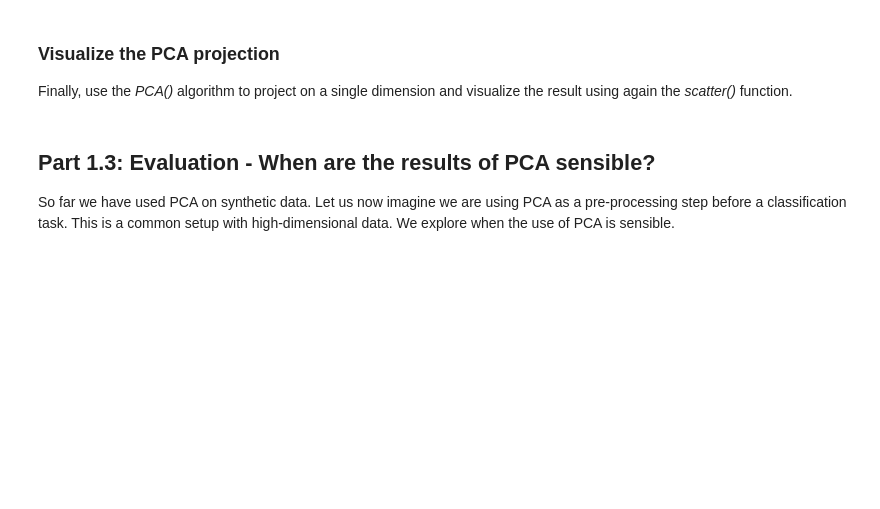
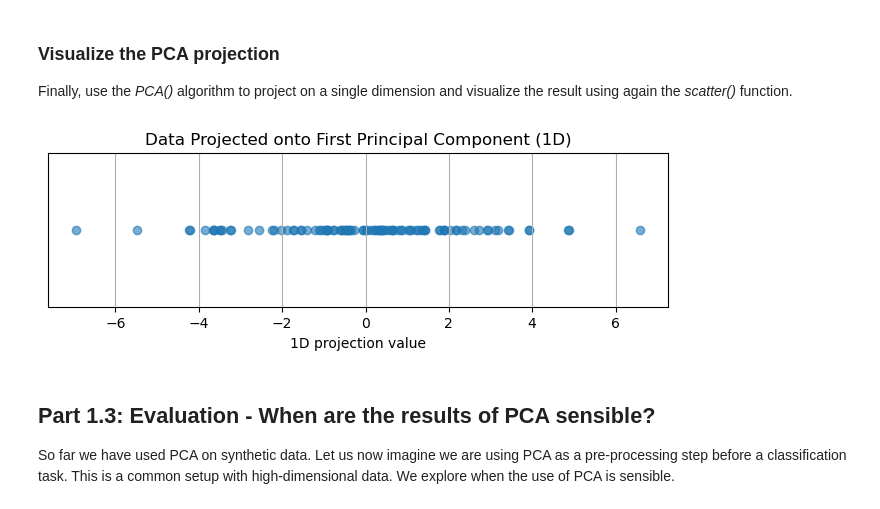
Before and after one commit to sofija-13/intro_AI-ML, a Jupyter notebook: assignment3/IN3050_assignment_3.ipynb, the cells around one changed output. Cells and saved outputs as stored; diff of their text form; code cells hidden in the pictures; blank space fills up the shorter version.

```diff
--- a/assignment3/IN3050_assignment_3.ipynb
+++ b/assignment3/IN3050_assignment_3.ipynb
@@ -161,15 +195,3 @@ np.testing.assert_array_almost_equal(y, answer_eigvec)
 # %% [markdown]
 ### PCA Algorithm
 Implement a function with the following signature to compute PCA using the functions implemented above.
-# %%
-def pca(A, m):
-    # INPUT:
-    # A    [NxM] numpy data matrix (N samples, M features)
-    # m    integer number denoting the number of learned features (m <= M)
-    #
-    # OUTPUT:
-    # pca_eigvec    [Mxm] numpy matrix containing the eigenvectors (M dimensions, m eigenvectors)
-    # P             [Nxm] numpy PCA data matrix (N samples, m features)
-
-    pca_eigvec, P = None, None
-    return pca_eigvec, P
@@ -234,3 +302,17 @@ Finally, use the *PCA()* algorithm to project on a single dimension and visualiz
+# %%
+# Project the data onto the first eigenvector (1D)
+pca_eigvec_1d, P_1d = pca(X, m=1)  # P_1d will be shape [N x 1]
+
+# Visualize the 1D projection
+plt.figure(figsize=(8, 2))
+plt.scatter(P_1d, np.zeros_like(P_1d), alpha=0.6)
+plt.title("Data Projected onto First Principal Component (1D)")
+plt.xlabel("1D projection value")
+plt.yticks([])  # Hide y-axis
+plt.grid(True)
+plt.show()
+# %% [output]
+[figure, added]
 # %% [markdown]
 ## Part 1.3: Evaluation - When are the results of PCA sensible?
 So far we have used PCA on synthetic data. Let us now imagine we are using PCA as a pre-processing step before a classification task. This is a common setup with high-dimensional data. We explore when the use of PCA is sensible.
```
Also changed, not shown: parts of 41 cells of this notebook.
